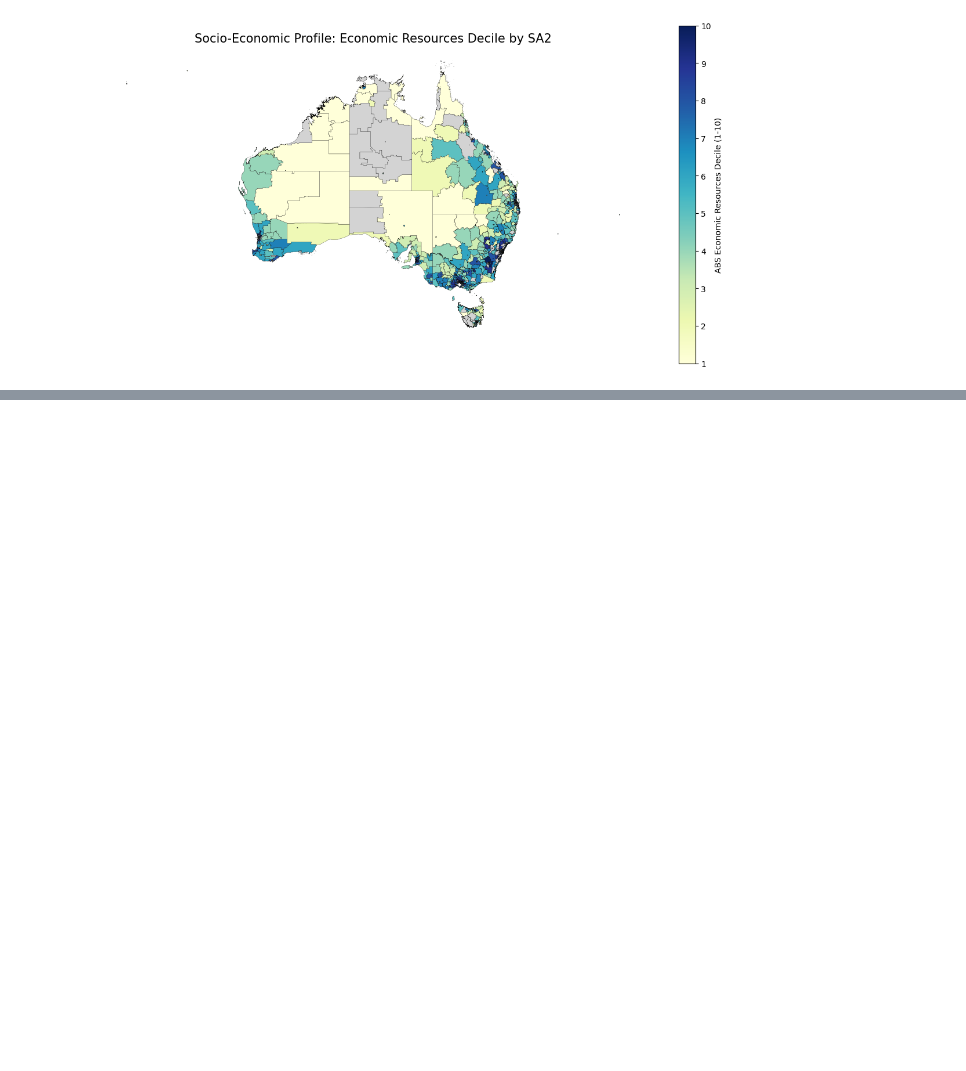
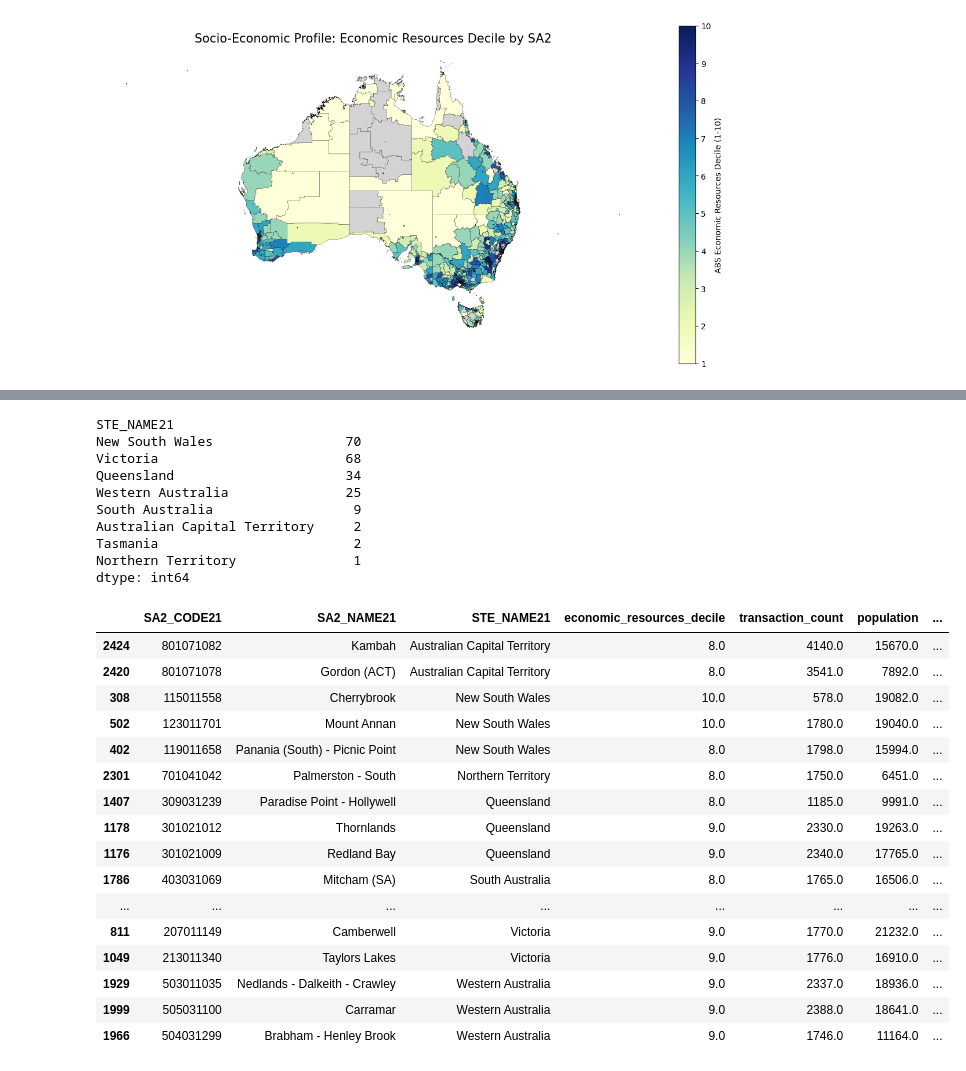
Before and after one commit to bambasp1s/MAST30034_Project_2, a Jupyter notebook: notebooks/visualisation.ipynb, the cells around one changed output, grey strips where cells are left out. Saved outputs shown, nothing was run; the diff lists cells and outputs as text; code cells hidden in the pictures; blank space fills up the shorter version.

```diff
--- a/notebooks/visualisation.ipynb
+++ b/notebooks/visualisation.ipynb
@@ -410,0 +435,53 @@ notable_regions.head(10)
+# %%
+# High-economy SA2s with Zero or below-median transactions per resident
+notable_regions = geo_seifa[
+    (geo_seifa["econ_level"] == "High Econ")
+    & (geo_seifa["vol_level"].isin(["Zero Volume", "Mid Volume"]))
+].copy()
+
+# Lowest activity per resident first, top 3 in each state
+top_notable_regions_per_state = (
+    notable_regions
+    .sort_values("transactions_per_1000_residents")
+    .groupby("STE_NAME21")
+    .head(3)
+    .sort_values(["STE_NAME21", "transactions_per_1000_residents"])
+    [["SA2_CODE21", "SA2_NAME21", "STE_NAME21", "economic_resources_decile",
+      "transaction_count", "population", "transactions_per_1000_residents"]]
+)
+
+# How many such regions each state has overall
+notable_regions_per_state_count = (
+    notable_regions.groupby("STE_NAME21").size().sort_values(ascending=False)
+)
+print(notable_regions_per_state_count)
+
+top_notable_regions_per_state
+# %% [output]
+STE_NAME21
+New South Wales                 70
+Victoria                        68
+Queensland                      34
+Western Australia               25
+South Australia                  9
+Australian Capital Territory     2
+Tasmania                         2
+Northern Territory               1
+dtype: int64
+|  | SA2_CODE21 | SA2_NAME21 | STE_NAME21 | economic_resources_decile | transaction_count | population | ... |
+| 2424 | 801071082 | Kambah | Australian Capital Territory | 8.0 | 4140.0 | 15670.0 | ... |
+| 2420 | 801071078 | Gordon (ACT) | Australian Capital Territory | 8.0 | 3541.0 | 7892.0 | ... |
+| 308 | 115011558 | Cherrybrook | New South Wales | 10.0 | 578.0 | 19082.0 | ... |
+| 502 | 123011701 | Mount Annan | New South Wales | 10.0 | 1780.0 | 19040.0 | ... |
+| 402 | 119011658 | Panania (South) - Picnic Point | New South Wales | 8.0 | 1798.0 | 15994.0 | ... |
+| 2301 | 701041042 | Palmerston - South | Northern Territory | 8.0 | 1750.0 | 6451.0 | ... |
+| 1407 | 309031239 | Paradise Point - Hollywell | Queensland | 8.0 | 1185.0 | 9991.0 | ... |
+| 1178 | 301021012 | Thornlands | Queensland | 9.0 | 2330.0 | 19263.0 | ... |
+| 1176 | 301021009 | Redland Bay | Queensland | 9.0 | 2340.0 | 17765.0 | ... |
+| 1786 | 403031069 | Mitcham (SA) | South Australia | 8.0 | 1765.0 | 16506.0 | ... |
+| ... | ... | ... | ... | ... | ... | ... | ... |
+| 811 | 207011149 | Camberwell | Victoria | 9.0 | 1770.0 | 21232.0 | ... |
+| 1049 | 213011340 | Taylors Lakes | Victoria | 9.0 | 1776.0 | 16910.0 | ... |
+| 1929 | 503011035 | Nedlands - Dalkeith - Crawley | Western Australia | 9.0 | 2337.0 | 18936.0 | ... |
+| 1999 | 505031100 | Carramar | Western Australia | 9.0 | 2388.0 | 18641.0 | ... |
+| 1966 | 504031299 | Brabham - Henley Brook | Western Australia | 9.0 | 1746.0 | 11164.0 | ... |
```
Also changed, not shown: parts of 5 cells of this notebook, 8 other files.
